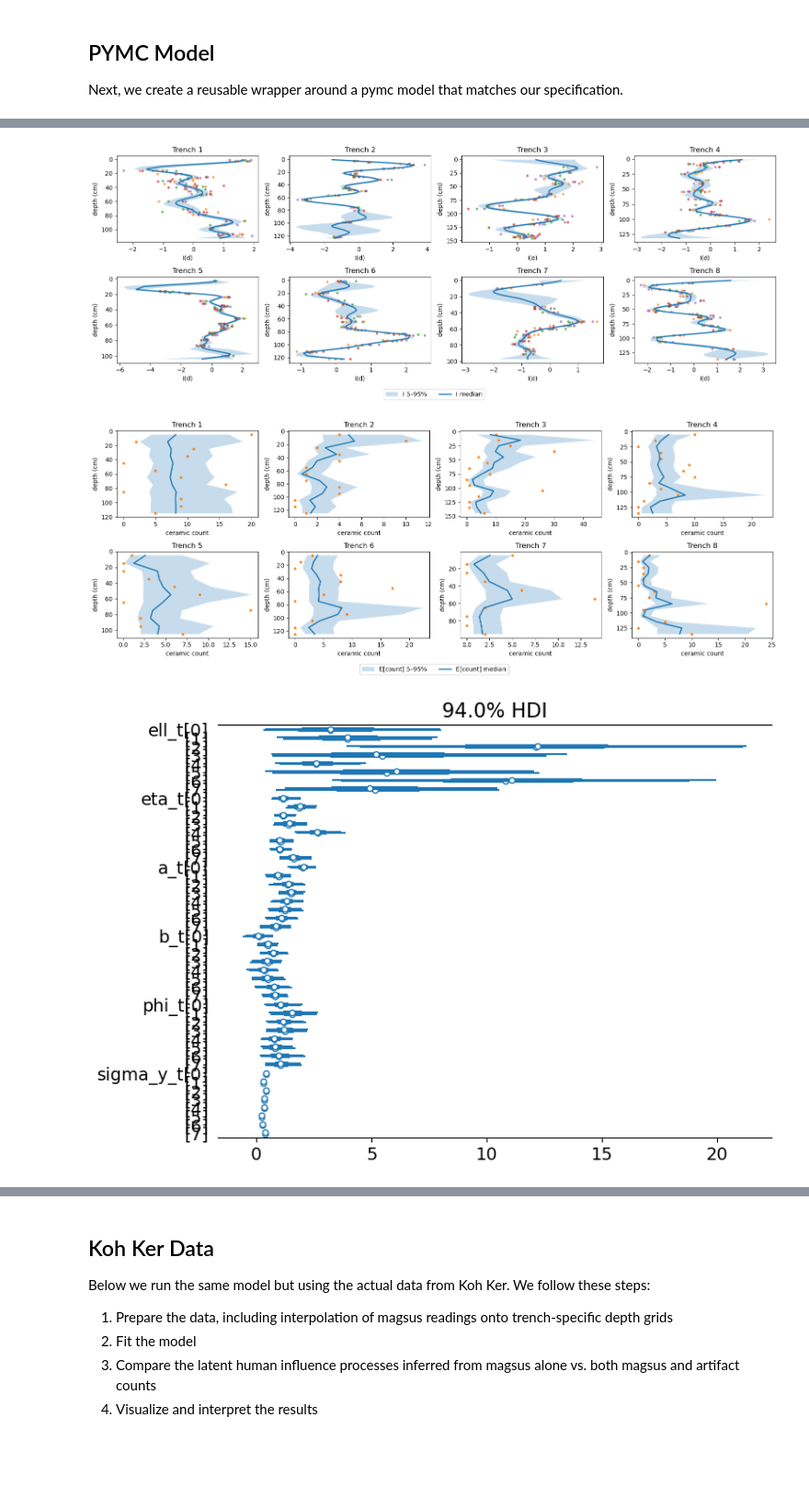
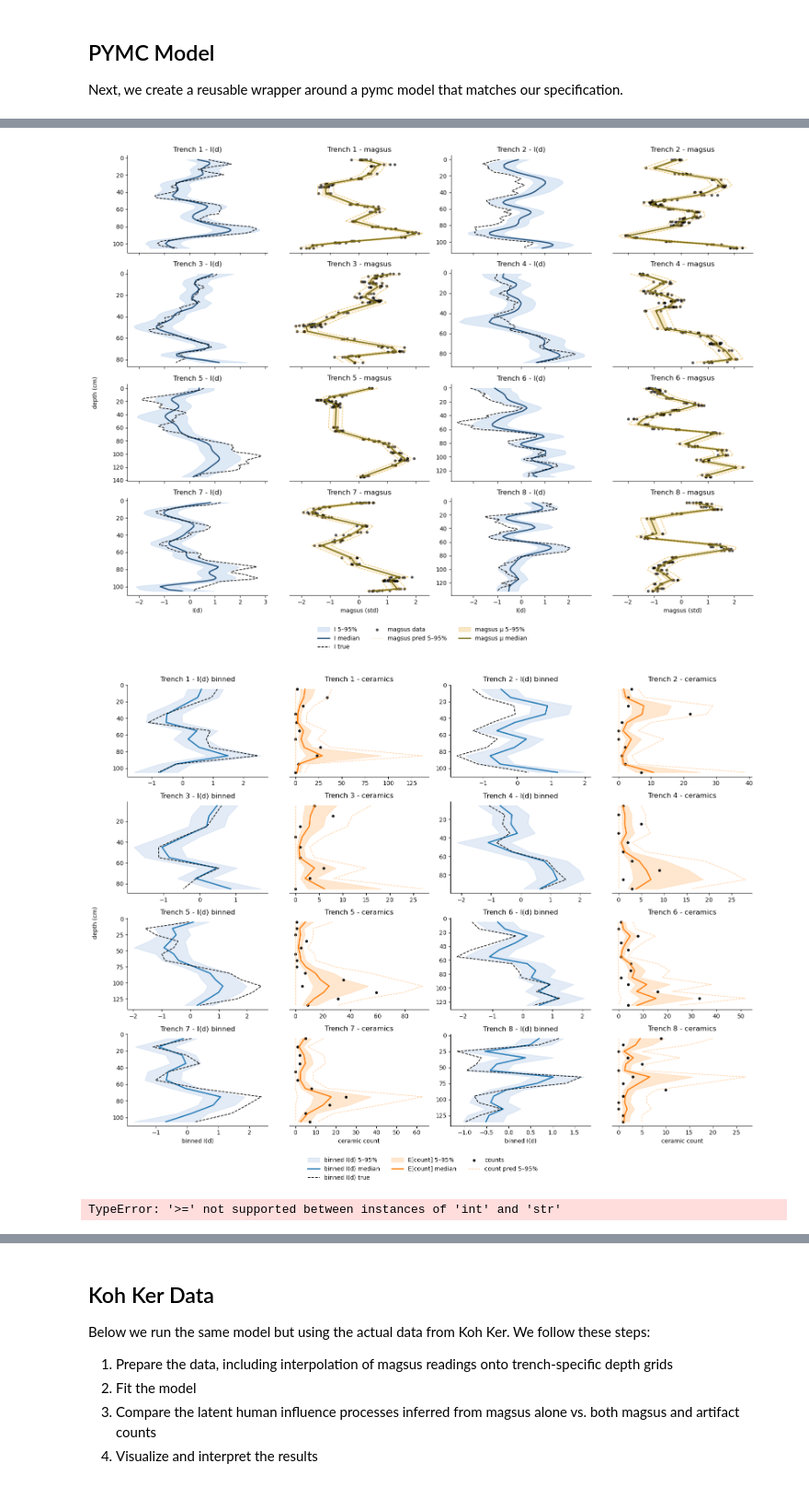
Before and after one commit to wccarleton/kkpp24, a Jupyter notebook: Src/kohker_pp24.ipynb, the cells around one changed output, grey strips where cells are left out. Shown at 92% size. Drawn from its saved outputs; the diff is of its cells as text; code cells hidden in the pictures; blank space fills up the shorter version.

```diff
--- a/Src/kohker_pp24.ipynb
+++ b/Src/kohker_pp24.ipynb
@@ -1,9 +1,9 @@
 # %%
 # ---- set PyTensor flags BEFORE importing pymc/pytensor ----
 import os
-os.environ["PYTENSOR_FLAGS"] = "optimizer_excluding=inplace,exception_verbosity=high,mode=NUMBA"  # (optional) ,mode=NUMBA
+os.environ["PYTENSOR_FLAGS"] = "optimizer_excluding=inplace,exception_verbosity=high,mode=NUMBA"
 
-# libraries
+# data science and other
 import pandas as pd
 import matplotlib.pyplot as plt
 import seaborn as sns
@@ -18,7 +18,10 @@ import pymc as pm
 import pytensor
 import pytensor.tensor as pt
 
-rng = np.random.default_rng(42)
+# global settings
+rng = np.random.default_rng(1983)
+seed = 1983
+nchains = 2
 # %%
 # Function to read the mapping from Excel
 def read_mapping_from_excel(file_path):
@@ -966,13 +991,28 @@ simdata = dict(
 
     obs_idx_all = obs_idx_all,
     y_reps_all = y_reps_all,
+    y_std_all = y_std_all,
     n_reps_all = [len(rep_list) for rep_list in y_reps_all],
 
     c_all = c_all,
     A_all = A_all,
     edges_all = edges_all,
     B_all = [len(c) for c in c_all],
+
+    # NEW: latent I(d) truth per trench
+    I_true_all = I_true_all,
 )
+# %%
+sim_params = {
+    "ell_t": ell_true_t,
+    "eta_t": eta_true_t,
+    "a_t": a_true_t,
+    "b_t": b_true_t,
+    "a_mag_t": a_mag_true_t,
+    "b_mag_t": b_mag_true_t / np.array(simdata["y_std_all"]),
+    "phi_t": alpha_true_t,
+    "sigma_y_t": sigma_y_true_t / np.array(simdata["y_std_all"]),
+}
 # %% [markdown]
 ## PYMC Model
 Next, we create a reusable wrapper around a pymc model that matches our specification.
@@ -1080,8 +1144,8 @@ def run_hsgp(
 
     return idata
 # %%
-idata_full_simulated   = run_hsgp(simdata, use_ceramics=True)
-idata_magsus_simulated = run_hsgp(simdata, use_ceramics=False)
+idata_full_simulated   = run_hsgp(simdata, use_ceramics=True, seed=seed, chains=nchains)
+idata_magsus_simulated = run_hsgp(simdata, use_ceramics=False, seed=seed, chains=nchains)
 # %% [output]
 Initializing NUTS using jitter+adapt_diag...
 Multiprocess sampling (2 chains in 2 jobs)
@@ -1255,9 +1749,9 @@ def plot_posteriors(
 # %%
-plot_posteriors(simdata, idata_full_simulated)
+plot_posteriors(simdata, idata_full_simulated, sim_params=sim_params, outpath_prefix="../Output/posteriors_simulated")
 # %% [output]
-[figure, old version]
+[figure, new version]
-[figure, old version]
+[figure, new version]
-[figure, removed]
+TypeError: '>=' not supported between instances of 'int' and 'str'
 # %%
 def qbands_ppc(arr, q=(5, 50, 95)):
     """
```
Also changed, not shown: parts of 24 cells of this notebook, 16 other files.
